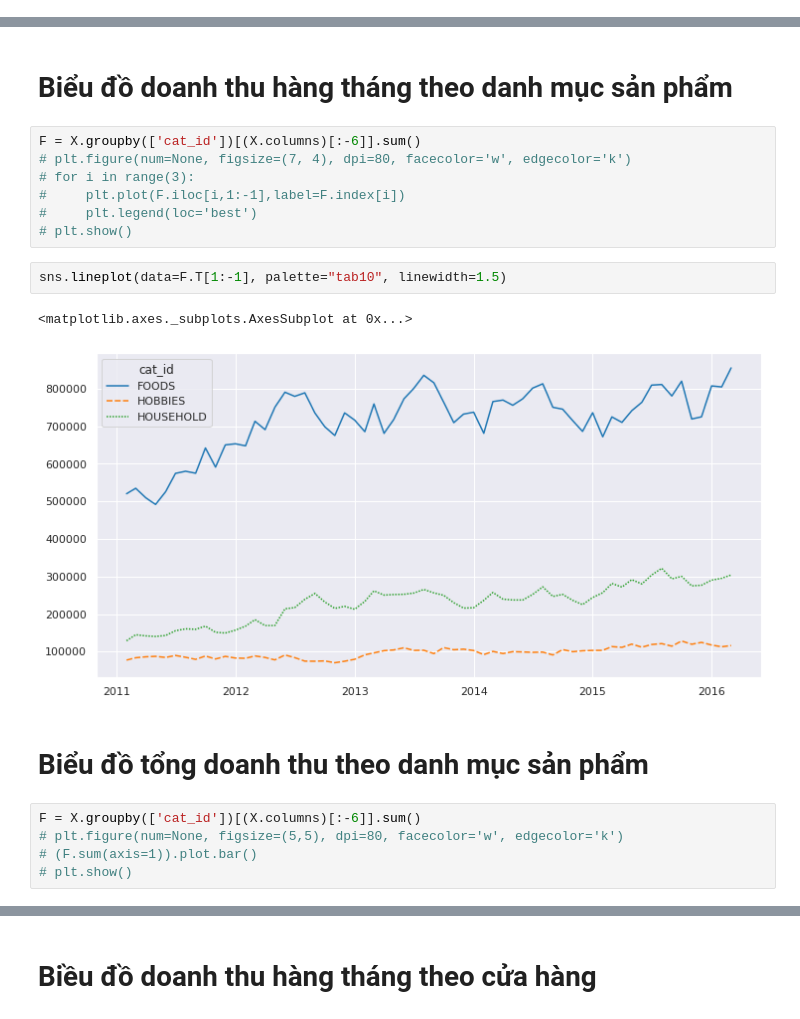
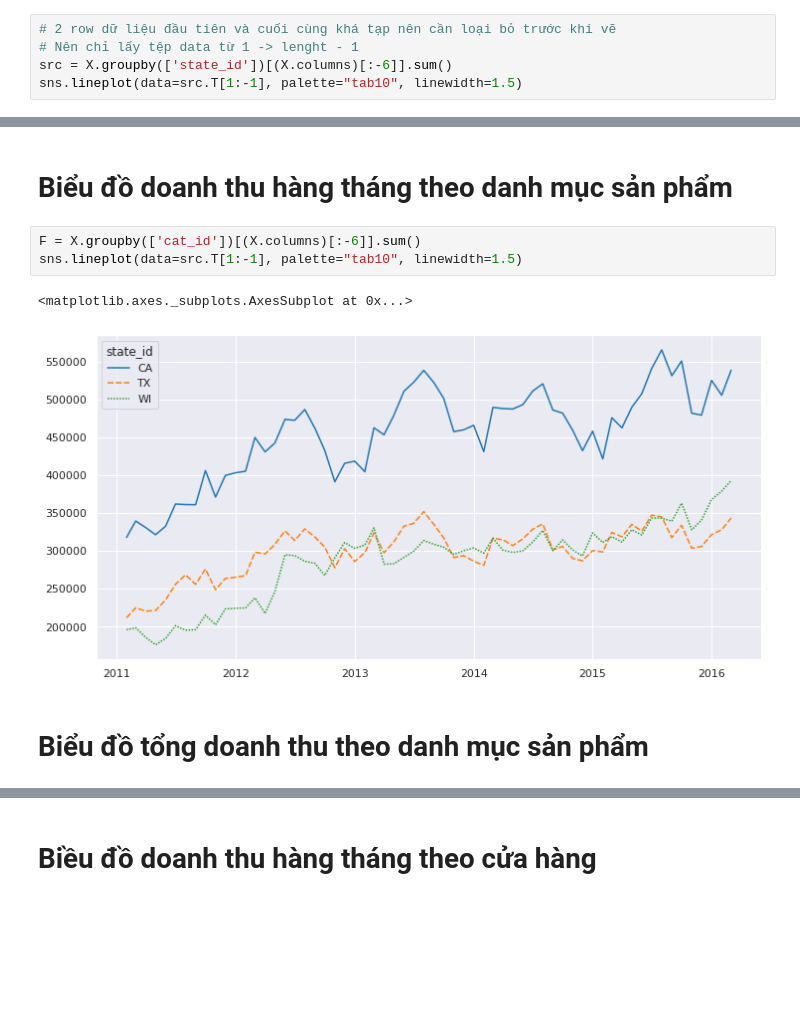
Before and after one commit to khanh22mse23057/python4engineer-assignments, a Jupyter notebook: Assignments2_Overview_M5_EDA.ipynb, the cells around one changed output, grey strips where cells are left out. Cells and saved outputs as stored; diff of their text form; blank space fills up the shorter version.

```diff
--- a/Assignments2_Overview_M5_EDA.ipynb
+++ b/Assignments2_Overview_M5_EDA.ipynb
@@ -141,0 +107,5 @@ sns.lineplot(data=F.T[1:-1], palette="tab10", linewidth=1.5)
+# %%
+# 2 row dữ liệu đầu tiên và cuối cùng khá tạp nên cần loại bỏ trước khi vẽ
+# Nên chỉ lấy tệp data từ 1 -> lenght - 1
+src = X.groupby(['state_id'])[(X.columns)[:-6]].sum()
+sns.lineplot(data=src.T[1:-1], palette="tab10", linewidth=1.5)
@@ -142,22 +115,11 @@ sns.lineplot(data=F.T[1:-1], palette="tab10", linewidth=1.5)
 # %% [markdown]
 # **Biểu đồ doanh thu hàng tháng theo danh mục sản phẩm**
-# %%
-F = X.groupby(['cat_id'])[(X.columns)[:-6]].sum()
-# plt.figure(num=None, figsize=(7, 4), dpi=80, facecolor='w', edgecolor='k')
-# for i in range(3):
-#     plt.plot(F.iloc[i,1:-1],label=F.index[i])
-#     plt.legend(loc='best')
-# plt.show()
 # %%
-sns.lineplot(data=F.T[1:-1], palette="tab10", linewidth=1.5)
+F = X.groupby(['cat_id'])[(X.columns)[:-6]].sum()
+sns.lineplot(data=src.T[1:-1], palette="tab10", linewidth=1.5)
 # %% [output]
 <matplotlib.axes._subplots.AxesSubplot at 0x...>
-[figure, old version]
+[figure, new version]
 # %% [markdown]
 # **Biểu đồ tổng doanh thu theo danh mục sản phẩm**
-# %%
-F = X.groupby(['cat_id'])[(X.columns)[:-6]].sum()
-# plt.figure(num=None, figsize=(5,5), dpi=80, facecolor='w', edgecolor='k')
-# (F.sum(axis=1)).plot.bar()
-# plt.show()
 # %%
```
Also changed, not shown: parts of 73 cells of this notebook.
